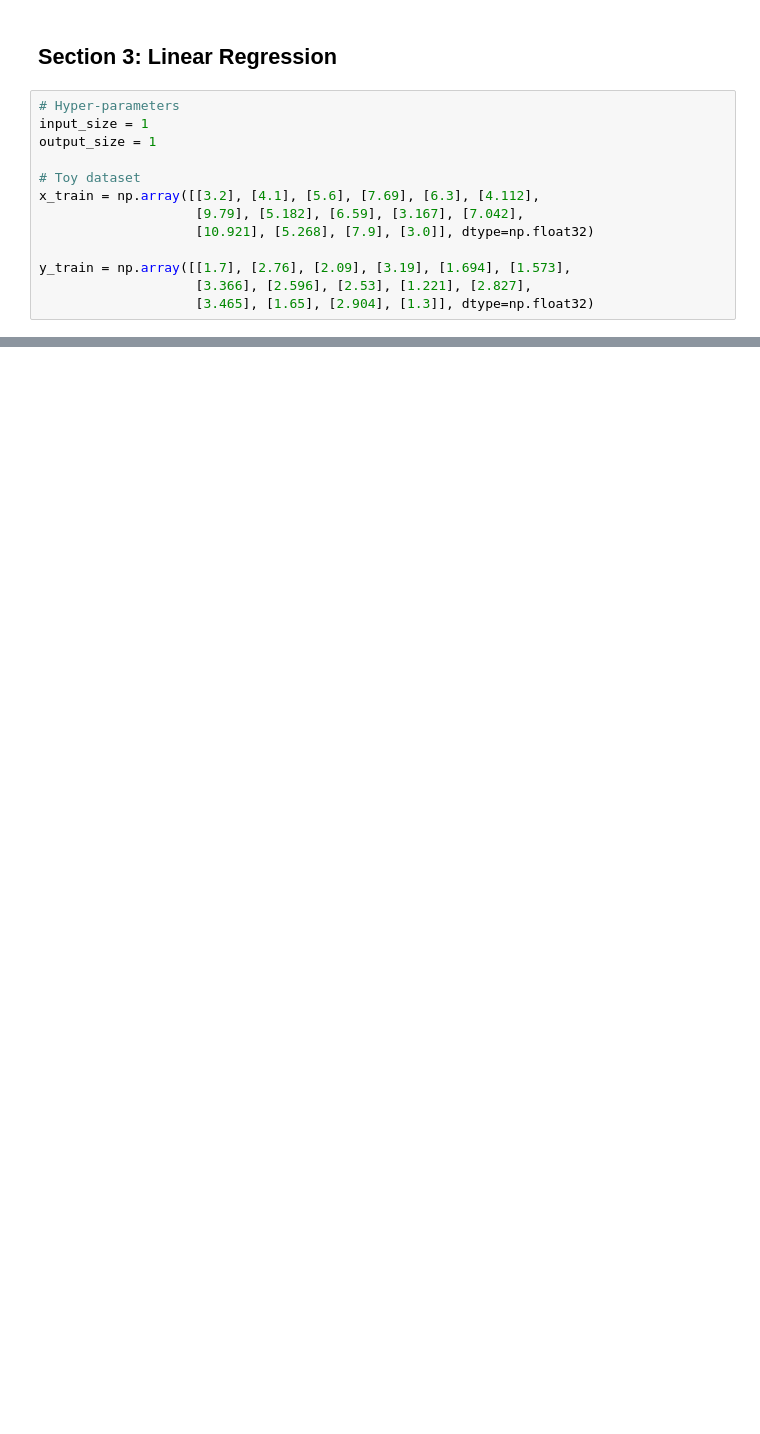
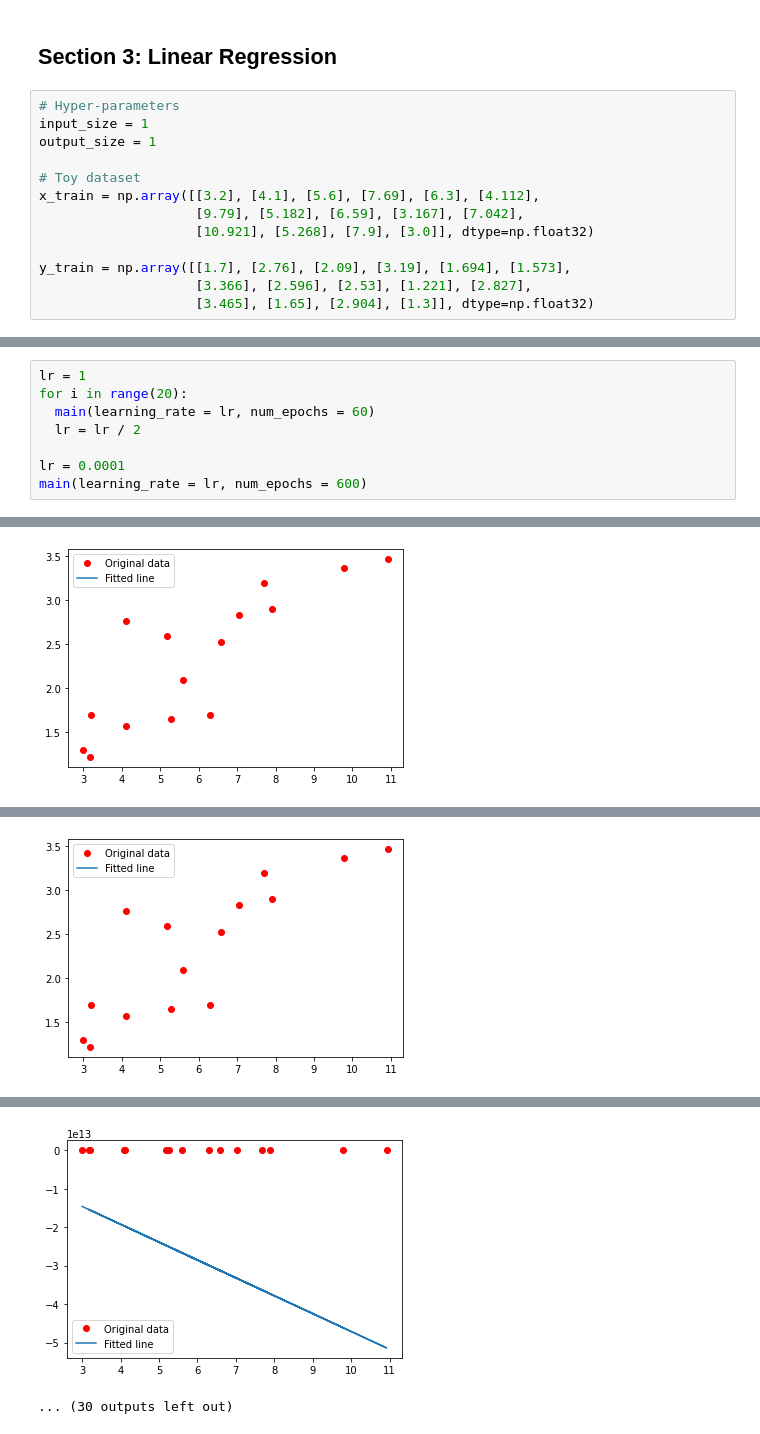
Before and after one commit to KSDeng/CS5242-2022fall, a Jupyter notebook: answers/CS5242_HW1_part2.ipynb, the cells around one changed output, grey strips where cells are left out. Saved outputs shown, nothing was run; the diff lists cells and outputs as text; blank space fills up the shorter version.

```diff
--- a/answers/CS5242_HW1_part2.ipynb
+++ b/answers/CS5242_HW1_part2.ipynb
@@ -389,0 +378,9 @@ Epoch [60/60], Loss: nan
+# %%
+lr = 1
+for i in range(20):
+  main(learning_rate = lr, num_epochs = 60)
+  lr = lr / 2
+
+lr = 0.0001
+main(learning_rate = lr, num_epochs = 600)
+# %% [output]
@@ -389,0 +442 @@ Epoch [60/60], Loss: nan
+[figure, added]
@@ -389,0 +456 @@ Epoch [60/60], Loss: nan
+[figure, added]
@@ -389,0 +470,2 @@ Epoch [60/60], Loss: nan
+[figure, added]
+... (30 outputs left out)
```
Also changed, not shown: parts of 12 cells of this notebook.
